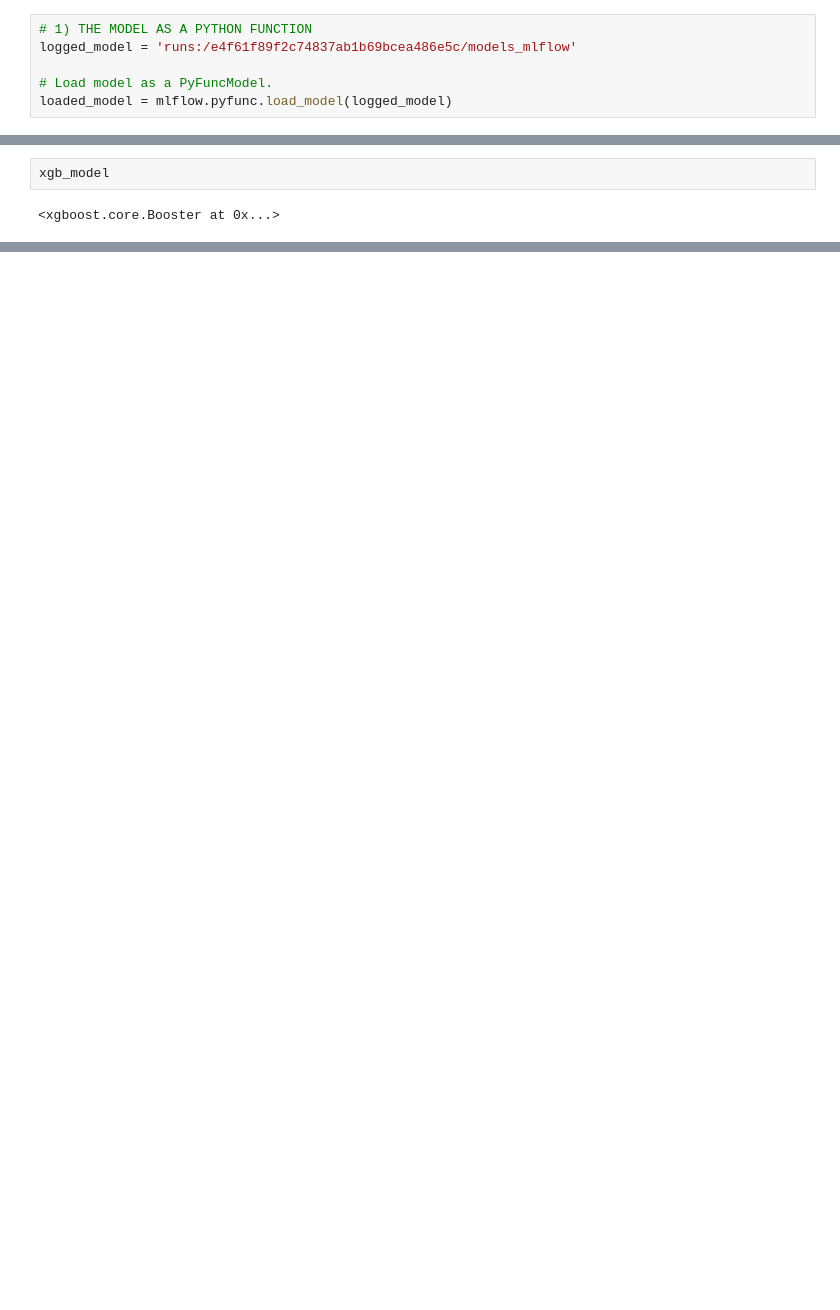
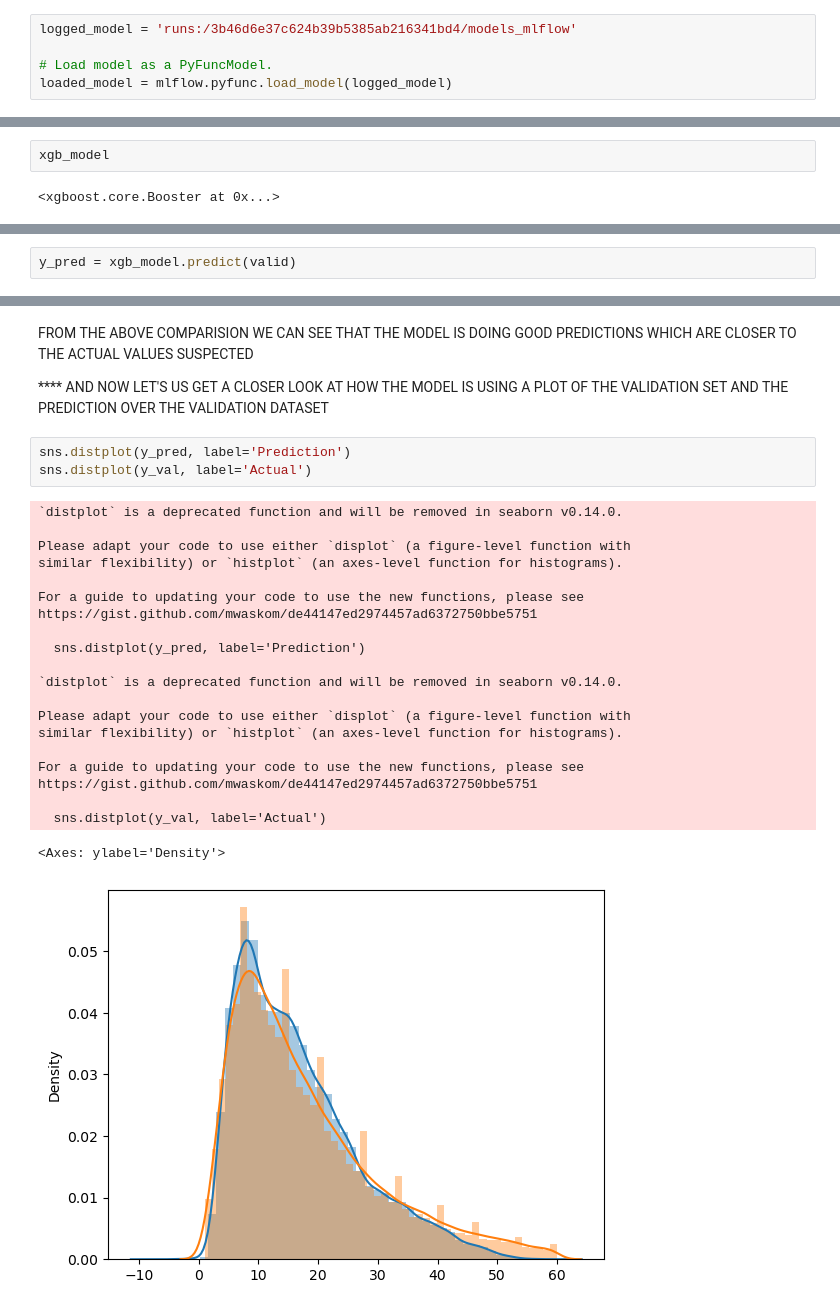
Before and after one commit to michaelgetachew-abebe/NYC-Taxi-Duration, a Jupyter notebook: notebooks-exp-tracking/duration-prediction.ipynb, the cells around one changed output, grey strips where cells are left out. Drawn from its saved outputs; the diff is of its cells as text; blank space fills up the shorter version.

Commit message:
Feat(Add): done prediction by using the saved model as an xgboost model ad compared the actual and predicted values

```diff
--- a/notebooks-exp-tracking/duration-prediction.ipynb
+++ b/notebooks-exp-tracking/duration-prediction.ipynb
@@ -380,8 +380,7 @@ NOW THAT OUR MODEL IS READY AND SAVED WE CAN IMPORT BOTH FLAVORS OF THE MODEL
 1) A python function
 2) An XGboost Model
 # %%
-# 1) THE MODEL AS A PYTHON FUNCTION
-logged_model = 'runs:/e4f61f89f2c74837ab1b69bcea486e5c/models_mlflow'
+logged_model = 'runs:/3b46d6e37c624b39b5385ab216341bd4/models_mlflow'
 
 # Load model as a PyFuncModel.
 loaded_model = mlflow.pyfunc.load_model(logged_model)
@@ -410,0 +410,2 @@ TRAIN ANOTHER VARIATION MODEL(GRADIENTBooSTINGREFRESSOR) FOR COMPARING PERFORMAN
+# %%
+y_pred = xgb_model.predict(valid)
@@ -410,0 +422,29 @@ TRAIN ANOTHER VARIATION MODEL(GRADIENTBooSTINGREFRESSOR) FOR COMPARING PERFORMAN
+# %% [markdown]
+FROM THE ABOVE COMPARISION WE CAN SEE THAT THE MODEL IS DOING GOOD PREDICTIONS WHICH ARE CLOSER TO THE ACTUAL VALUES SUSPECTED
+
+**** AND NOW LET'S US GET A CLOSER LOOK AT HOW THE MODEL IS USING A PLOT OF THE VALIDATION SET AND THE PREDICTION OVER THE VALIDATION DATASET
+# %%
+sns.distplot(y_pred, label='Prediction')
+sns.distplot(y_val, label='Actual')
+# %% [output]
+`distplot` is a deprecated function and will be removed in seaborn v0.14.0.
+
+Please adapt your code to use either `displot` (a figure-level function with
+similar flexibility) or `histplot` (an axes-level function for histograms).
+
+For a guide to updating your code to use the new functions, please see
+https://gist.github.com/mwaskom/de44147ed2974457ad6372750bbe5751
+
+  sns.distplot(y_pred, label='Prediction')
+
+`distplot` is a deprecated function and will be removed in seaborn v0.14.0.
+
+Please adapt your code to use either `displot` (a figure-level function with
+similar flexibility) or `histplot` (an axes-level function for histograms).
+
+For a guide to updating your code to use the new functions, please see
+https://gist.github.com/mwaskom/de44147ed2974457ad6372750bbe5751
+
+  sns.distplot(y_val, label='Actual')
+<Axes: ylabel='Density'>
+[figure, added]
```
Also changed, not shown: parts of 10 cells of this notebook, 26 other files.
